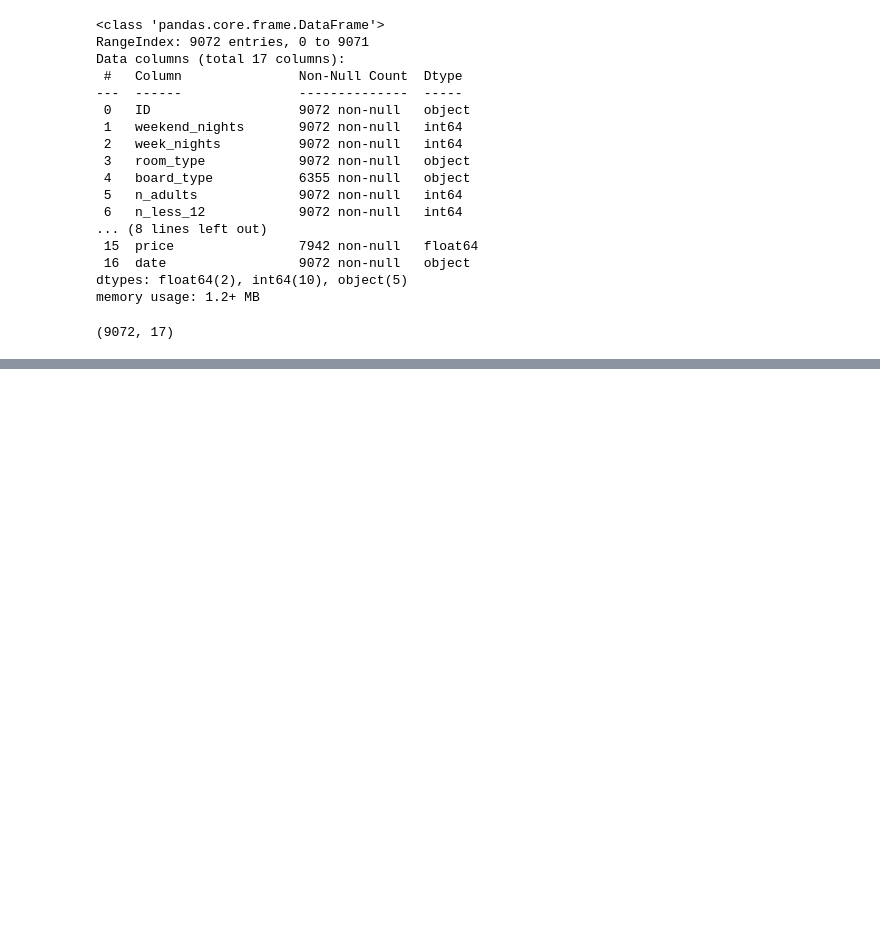
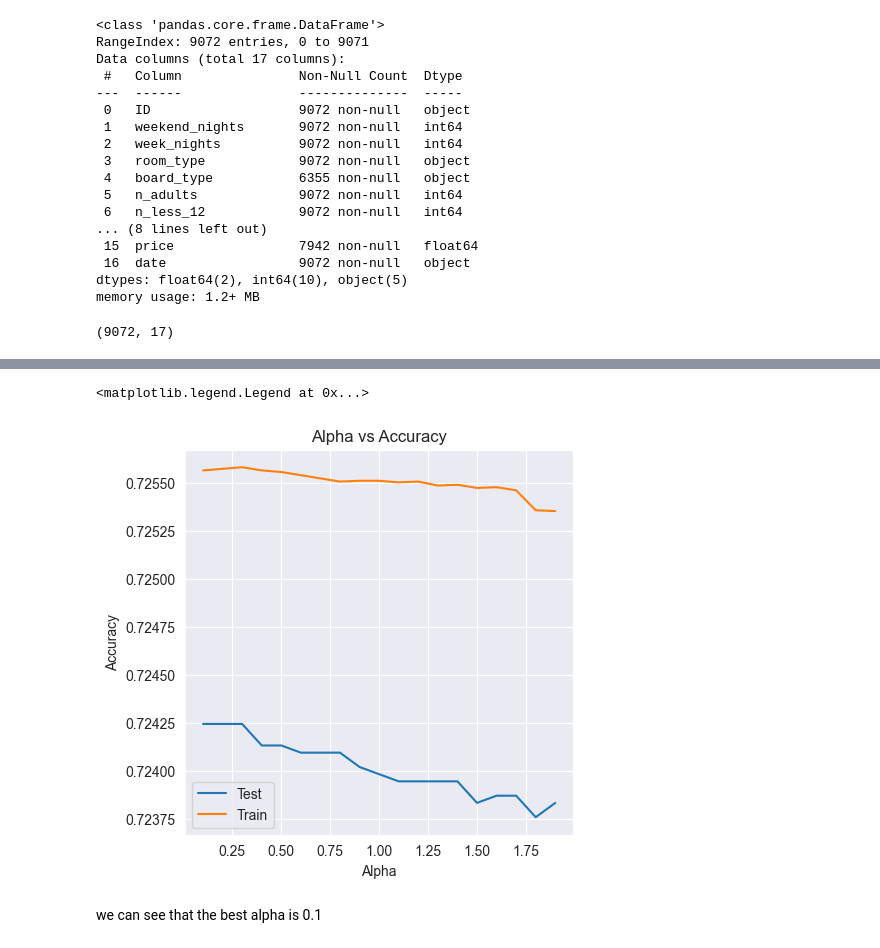
Before and after one commit to almog-sharoni/Data_Mining_Final_Project, a Jupyter notebook: main_notebook.ipynb, the cells around one changed output, grey strips where cells are left out. Cells and saved outputs as stored; diff of their text form; code cells hidden in the pictures; blank space fills up the shorter version.

```diff
--- a/main_notebook.ipynb
+++ b/main_notebook.ipynb
@@ -947,0 +950,6 @@ df_test_normalized.head()
+# %%
+from sklearn.model_selection import cross_validate
+def train_model_with_cross_validation(model,df,y):
+    cv_results = cross_validate(model, df, y, cv=10, scoring='accuracy',return_train_score=True)
+
+    return  pd.DataFrame(cv_results)
@@ -947,0 +992,4 @@ df_test_normalized.head()
+# %%
+MNB_model = MultinomialNB()
+results = train_model_with_cross_validation(MNB_model, df_encoded_min_max,y)
+results.describe()
@@ -947,0 +1006,22 @@ df_test_normalized.head()
+# %%
+from tqdm import tqdm
+test_mean_accuracy = []
+train_mean_accuracy = []
+alpha_array = np.arange(0.1, 2, 0.1)
+for alpha in tqdm(alpha_array):
+    MNB_model = MultinomialNB(alpha=alpha)
+    results = train_model_with_cross_validation(MNB_model, df_encoded_min_max,y)
+    test_mean_accuracy.append(results['test_score'].mean())
+    train_mean_accuracy.append(results['train_score'].mean())
+plt.figure(figsize=(5, 5))
+plt.plot(alpha_array, test_mean_accuracy, label='Test')
+plt.plot(alpha_array, train_mean_accuracy, label='Train')
+plt.xlabel('Alpha')
+plt.ylabel('Accuracy')
+plt.title('Alpha vs Accuracy')
+plt.legend()
+# %% [output]
+<matplotlib.legend.Legend at 0x...>
+[figure, added]
+# %% [markdown]
+we can see that the best alpha is 0.1
```
Also changed, not shown: parts of 26 cells of this notebook, 2 other files.
